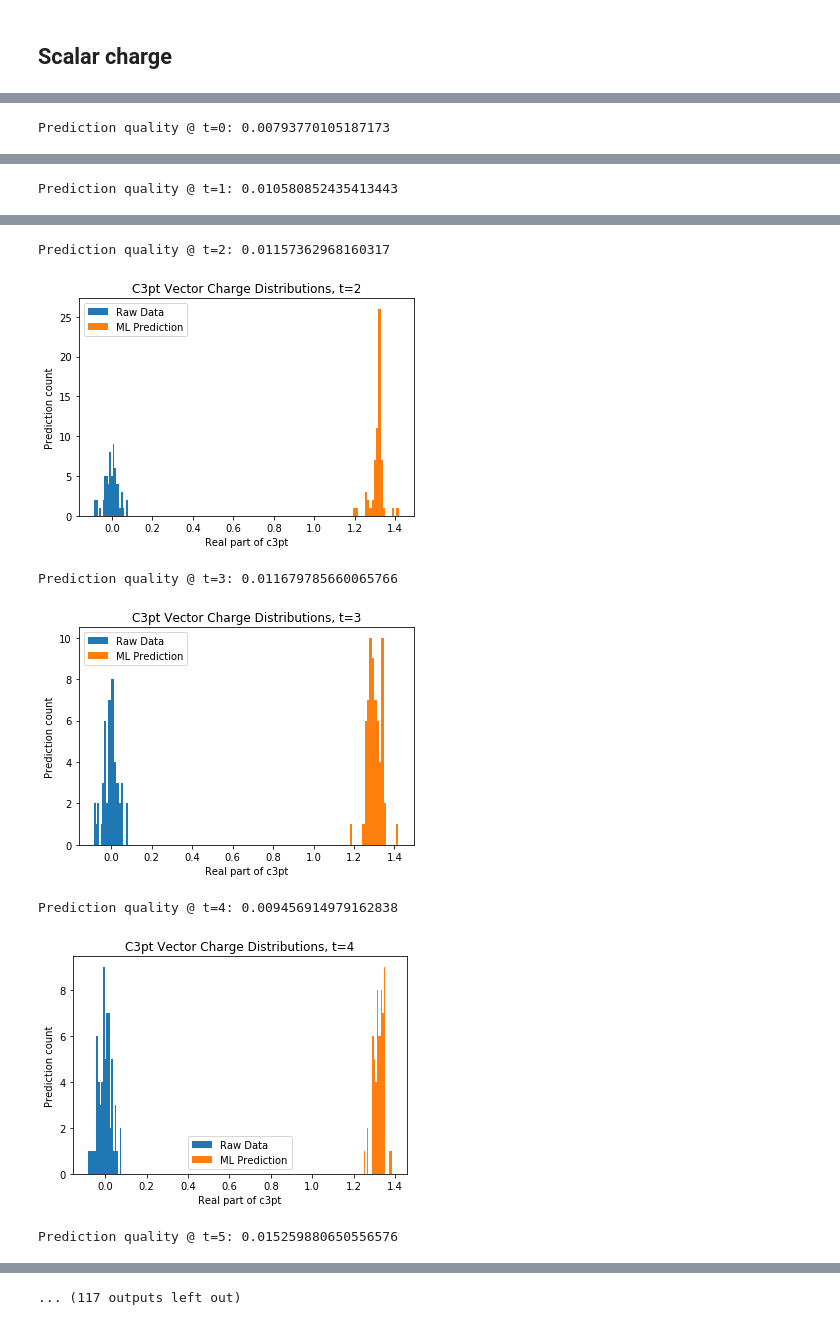
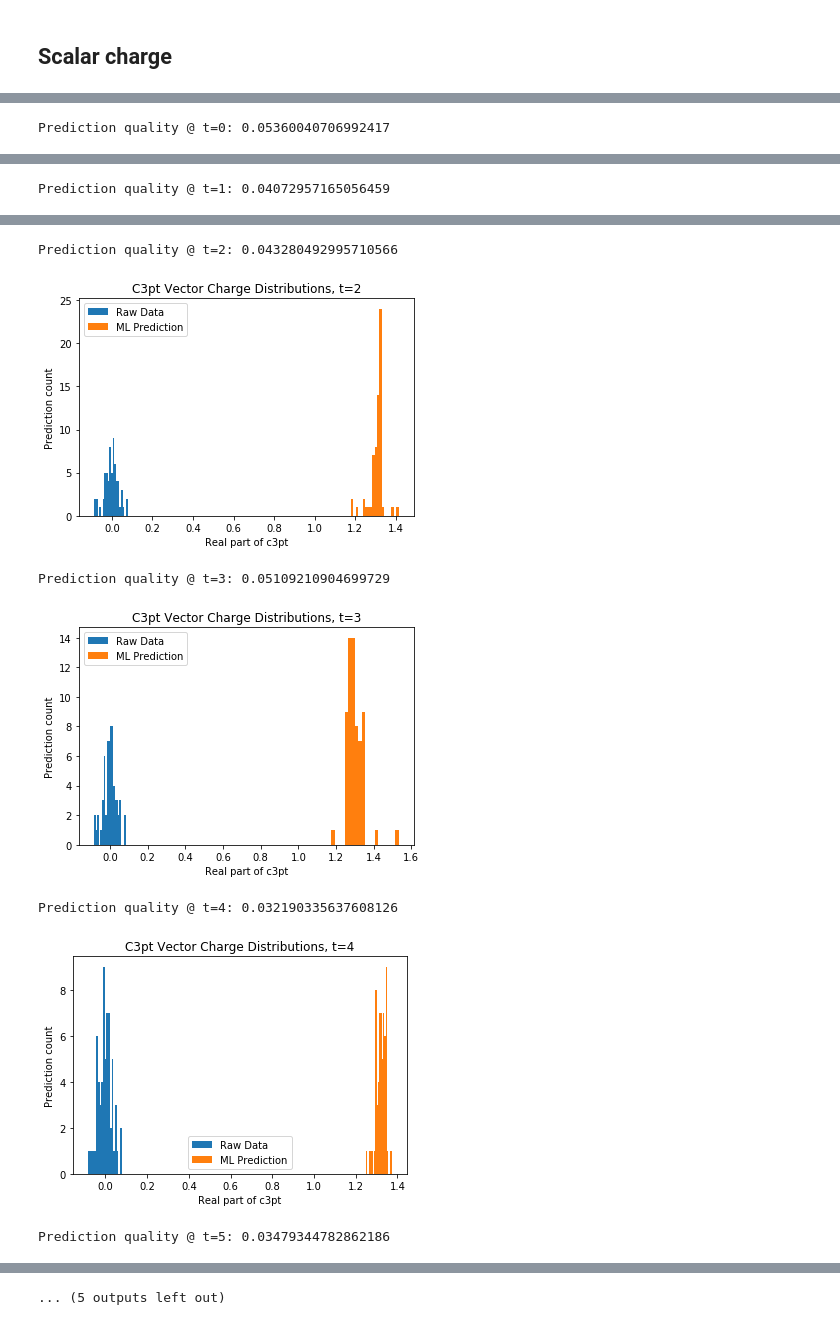
Before and after one commit to jacarolan/BNL_QCD_ML, a Jupyter notebook: ML/Python/Time Slice Prediction.ipynb, the cells around one changed output, grey strips where cells are left out. Drawn from its saved outputs; the diff is of its cells as text; code cells hidden in the pictures.

```diff
--- a/ML/Python/Time Slice Prediction.ipynb
+++ b/ML/Python/Time Slice Prediction.ipynb
@@ -127,6 +127,10 @@ for t in range(64):
         ML_samples.append(pred_up[0])
 
     print("Prediction quality @ t=" + str(t) + ":", np.std(errors) / np.std(X_train[t]))
+
+    plt.hist(errors, bins=20)
+    plt.title("Error plot")
+    plt.show()
 
     plt.hist(ML_samples, bins=20)
     plt.hist(DM_samples, bins=20)
@@ -148,11 +152,11 @@ for t in range(0, 64):
         testImg = X_test[t][i]
         testLabel_up = Y_test_up[t][i]
         pred_up = gbr_up[t].predict([testImg]) + biasCrxn_up[t]
-        errors.append(pred_up - testLabel_up)
+        errors.append(pred_up[0] - testLabel_up)
         ML_samples.append(pred_up[0])
         DM_samples.append(testLabel_up)
 
-    quals.append(np.std(errors) / np.std(X_train[t]))
+    quals.append(np.std(errors) / np.std(Y_train[t]))
 
 for i in range(9, 64, 8):
     quals[i] = (quals[i-1] + quals[i + 1]) / 2
@@ -177,6 +183,8 @@ Prediction quality @ t=5: 0.4639903017738537
 # %%
-labelFrac = 0.5
-BCFrac = 0.1
+labelFrac = 0.3
+BCFrac = 0.4
+
+samps = 8
 
 labelEnd = int(len(labels_S_up[0]) * labelFrac)
 BCEnd    = int(len(labels_S_up[0]) * (BCFrac + labelFrac))
@@ -185,11 +193,11 @@ X_train, Y_train_up, Y_train_down = features[:, :labelEnd], labels_V_up[:, :labe
 X_bc, Y_bc_up, Y_bc_down = features[:, labelEnd:BCEnd], labels_V_up[:, labelEnd:BCEnd], labels_V_down[:, labelEnd:BCEnd]
 X_test, Y_test_up, Y_test_down = features[:, BCEnd:], labels_V_up[:, BCEnd:], labels_V_down[:, BCEnd:]
 
-gbr_up = list(range(64))
-gbr_down = list(range(64))
-biasCrxn_up = list(range(64))
-biasCrxn_down = list(range(64))
-for i in range(64):
+gbr_up = list(range(samps))
+gbr_down = list(range(samps))
+biasCrxn_up = list(range(samps))
+biasCrxn_down = list(range(samps))
+for i in range(samps):
     gbr_up[i] = GradientBoostingRegressor(learning_rate=0.1, n_estimators=100, max_depth=3)
     gbr_up[i].fit(X_train[i], Y_train_up[i])
 
@@ -204,5 +214,5 @@ for i in range(64):
 # %%
-for t in range(64):
+for t in range(samps):
     errors = []
     ML_samples = []
     DM_samples = []
@@ -214,7 +224,7 @@ for t in range(64):
         ML_samples.append(pred_up[0])
         DM_samples.append(testLabel_up)
 
-    print("Prediction quality @ t=" + str(t) + ":", np.std(errors) / np.std(X_train[t]))
+    print("Prediction quality @ t=" + str(t) + ":", np.std(errors) / np.std(Y_train_up[t]))
 
     plt.hist(DM_samples, bins=20)
     plt.hist(ML_samples, bins=20)
@@ -225,11 +235,11 @@ for t in range(64):
     plt.show()
 
 quals = []
-for t in range(0, 64):
+for t in range(0, samps):
     errors = []
     ML_samples = []
     DM_samples = []
-    for i in range(len(X_test)):
+    for i in range(len(X_test[t])):
         testImg = X_test[t][i]
         testLabel_up = Y_test_up[t][i]
         pred_up = gbr_up[t].predict([testImg]) + biasCrxn_up[t]
@@ -237,13 +247,13 @@ for t in range(0, 64):
         ML_samples.append(pred_up[0])
         DM_samples.append(testLabel_up)
 
-    quals.append(np.std(errors) / np.std(X_train[t]))
+    quals.append(np.std(errors) / np.std(Y_train_up[t]))
 
-for i in range(9, 64, 8):
+for i in range(9, samps, 8):
     quals[i] = (quals[i-1] + quals[i + 1]) / 2
 
-plt.plot(list(range(64)), quals)
+plt.plot(list(range(samps)), quals)
 plt.title("Prediction quality by time slice (t=9 thrown out)")
 plt.show()
 # %% [output]
-Prediction quality @ t=0: 0.00793770105187173
+Prediction quality @ t=0: 0.05360040706992417
@@ -251 +261 @@ Prediction quality @ t=0: 0.00793770105187173
-Prediction quality @ t=1: 0.010580852435413443
+Prediction quality @ t=1: 0.04072957165056459
@@ -253,7 +263,7 @@ Prediction quality @ t=1: 0.010580852435413443
-Prediction quality @ t=2: 0.01157362968160317
+Prediction quality @ t=2: 0.043280492995710566
-[figure, old version]
+[figure, new version]
-Prediction quality @ t=3: 0.011679785660065766
+Prediction quality @ t=3: 0.05109210904699729
-[figure, old version]
+[figure, new version]
-Prediction quality @ t=4: 0.009456914979162838
+Prediction quality @ t=4: 0.032190335637608126
-[figure, old version]
+[figure, new version]
-Prediction quality @ t=5: 0.015259880650556576
+Prediction quality @ t=5: 0.03479344782862186
@@ -261 +271 @@ Prediction quality @ t=5: 0.015259880650556576
-... (117 outputs left out)
+... (5 outputs left out)
```
Also changed, not shown: parts of 7 cells of this notebook, 2 other files.
